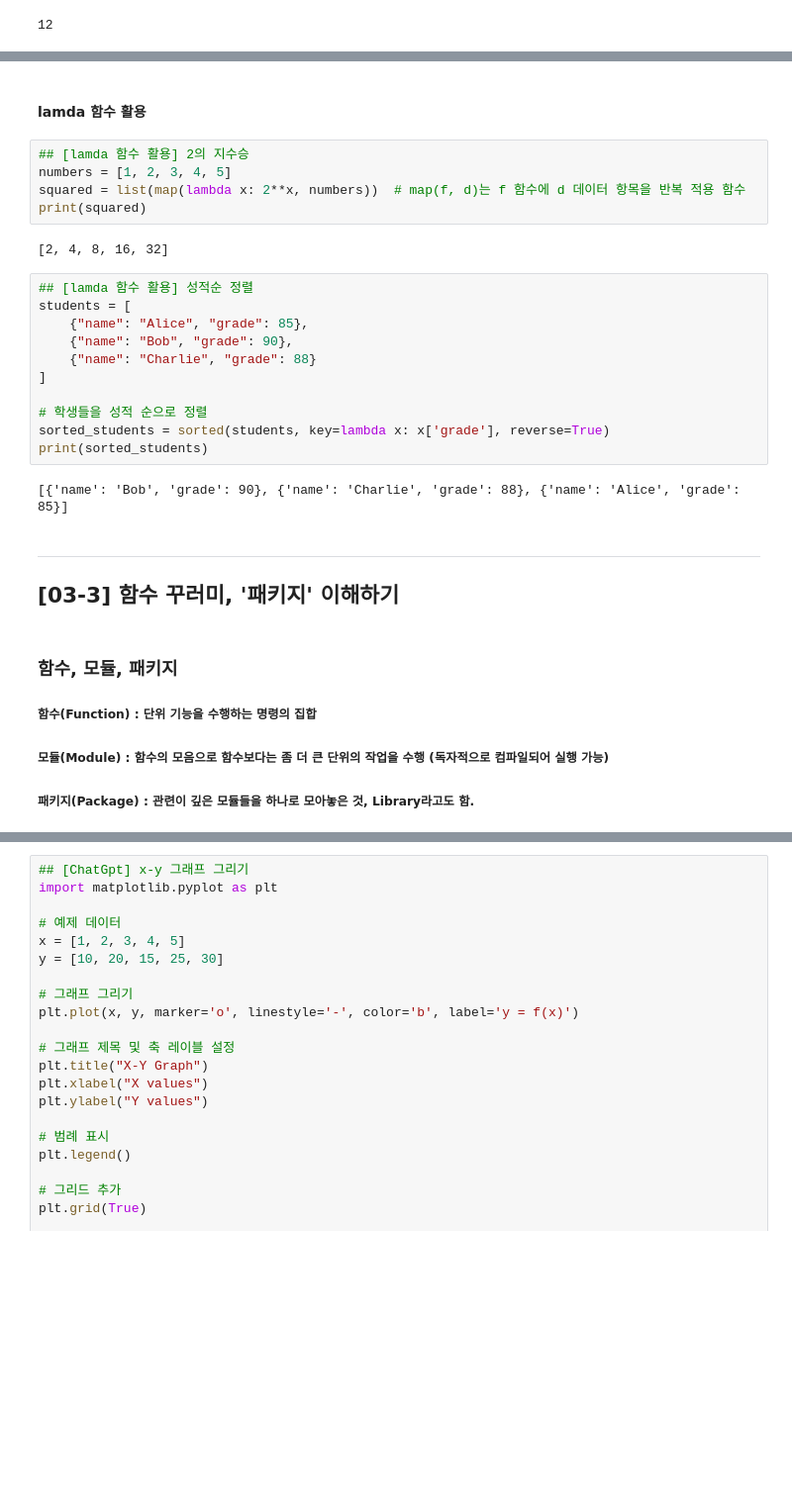
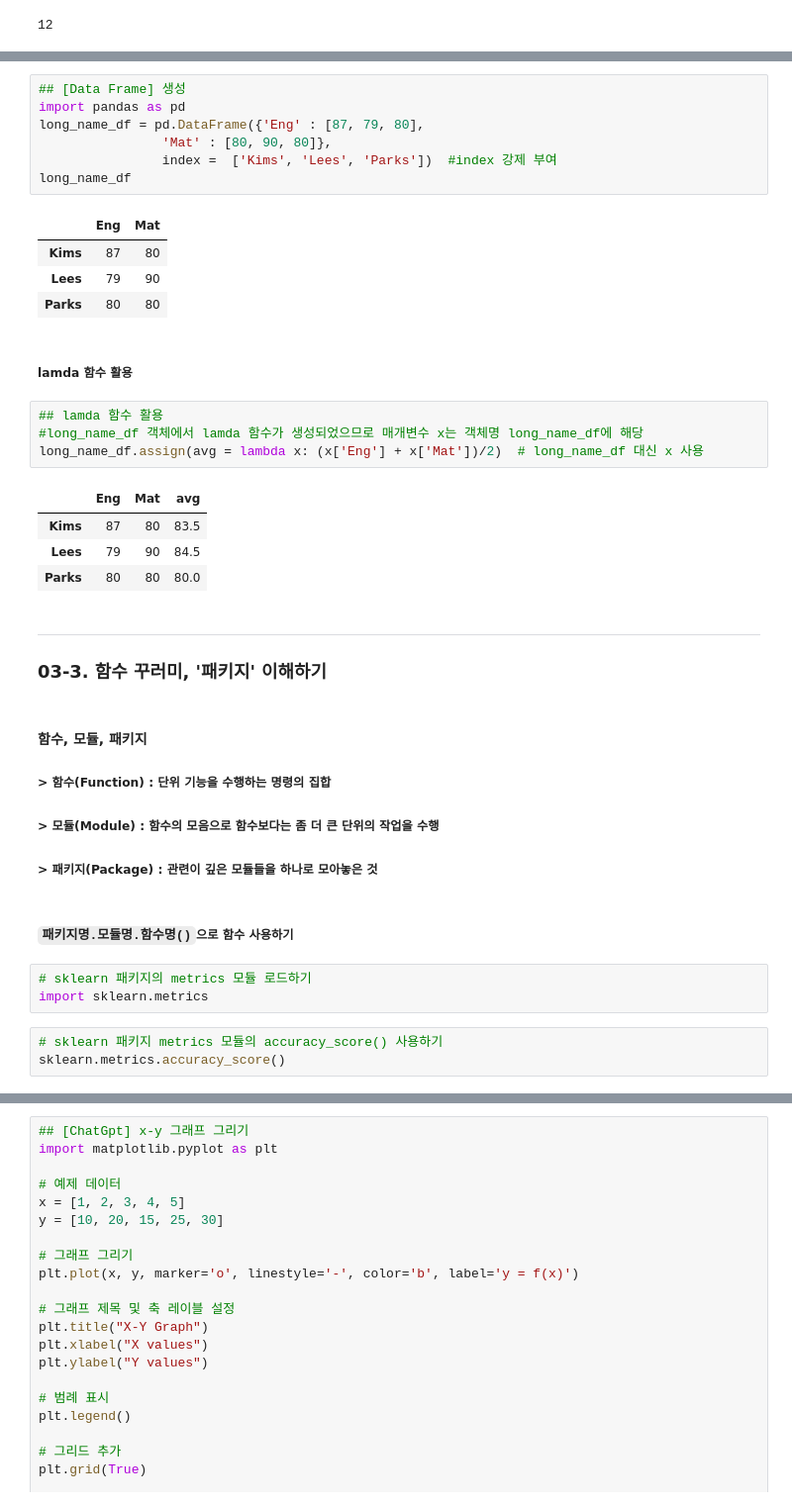
Before and after one commit to dndxor/BCDA, a Jupyter notebook: Ch03_PythonReview.ipynb, the cells around one changed output, grey strips where cells are left out. Shown: that part at 99% size. Drawn from its saved outputs; the diff is of its cells as text; blank space fills up the shorter version.

```diff
--- a/Ch03_PythonReview.ipynb
+++ b/Ch03_PythonReview.ipynb
@@ -236,30 +1018,39 @@ multi(4)
+# %%
+## [Data Frame] 생성
+import pandas as pd
+long_name_df = pd.DataFrame({'Eng' : [87, 79, 80],
+				'Mat' : [80, 90, 80]},
+                index =  ['Kims', 'Lees', 'Parks'])  #index 강제 부여
+long_name_df
+# %% [output]
+|  | Eng | Mat |
+| Kims | 87 | 80 |
+| Lees | 79 | 90 |
+| Parks | 80 | 80 |
 # %% [markdown]
-#### **lamda 함수 활용**
+##### **lamda 함수 활용**
-# %%
-## [lamda 함수 활용] 2의 지수승
-numbers = [1, 2, 3, 4, 5]
-squared = list(map(lambda x: 2**x, numbers))  # map(f, d)는 f 함수에 d 데이터 항목을 반복 적용 함수
-print(squared)
-# %% [output]
-[2, 4, 8, 16, 32]
-# %%
-## [lamda 함수 활용] 성적순 정렬
-students = [
-    {"name": "Alice", "grade": 85},
-    {"name": "Bob", "grade": 90},
-    {"name": "Charlie", "grade": 88}
-]
-
-# 학생들을 성적 순으로 정렬
-sorted_students = sorted(students, key=lambda x: x['grade'], reverse=True)
-print(sorted_students)
-# %% [output]
-[{'name': 'Bob', 'grade': 90}, {'name': 'Charlie', 'grade': 88}, {'name': 'Alice', 'grade': 85}]
+# %%
+## lamda 함수 활용
+#long_name_df 객체에서 lamda 함수가 생성되었으므로 매개변수 x는 객체명 long_name_df에 해당
+long_name_df.assign(avg = lambda x: (x['Eng'] + x['Mat'])/2)  # long_name_df 대신 x 사용
+# %% [output]
+|  | Eng | Mat | avg |
+| Kims | 87 | 80 | 83.5 |
+| Lees | 79 | 90 | 84.5 |
+| Parks | 80 | 80 | 80.0 |
 # %% [markdown]
 ---
-## **[03-3] 함수 꾸러미, '패키지' 이해하기**
+### **03-3. 함수 꾸러미, '패키지' 이해하기**
 # %% [markdown]
-### **함수, 모듈, 패키지**
-##### **함수(Function)** : 단위 기능을 수행하는 명령의 집합
-##### **모듈(Module)** : 함수의 모음으로 함수보다는 좀 더 큰 단위의 작업을 수행 (독자적으로 컴파일되어 실행 가능)
-##### **패키지(Package)** : 관련이 깊은 모듈들을 하나로 모아놓은 것, Library라고도 함.
+#### **함수, 모듈, 패키지**
+##### > 함수(Function) : 단위 기능을 수행하는 명령의 집합
+##### > 모듈(Module) : 함수의 모음으로 함수보다는 좀 더 큰 단위의 작업을 수행
+##### > 패키지(Package) : 관련이 깊은 모듈들을 하나로 모아놓은 것
+# %% [markdown]
+##### **`패키지명.모듈명.함수명()`으로 함수 사용하기**
+# %%
+# sklearn 패키지의 metrics 모듈 로드하기
+import sklearn.metrics
+# %%
+# sklearn 패키지 metrics 모듈의 accuracy_score() 사용하기
+sklearn.metrics.accuracy_score()
```
Also changed, not shown: parts of 182 cells of this notebook.
